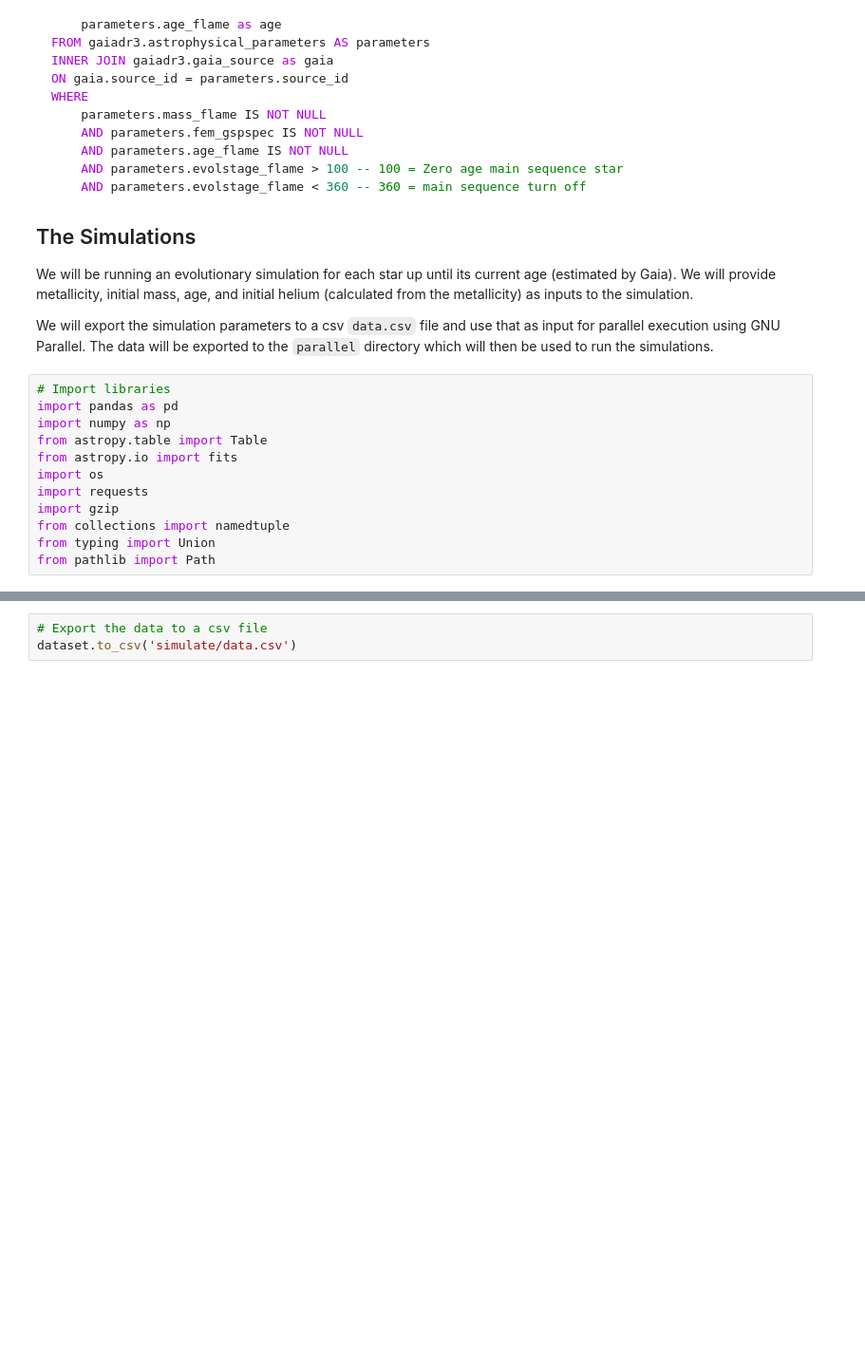
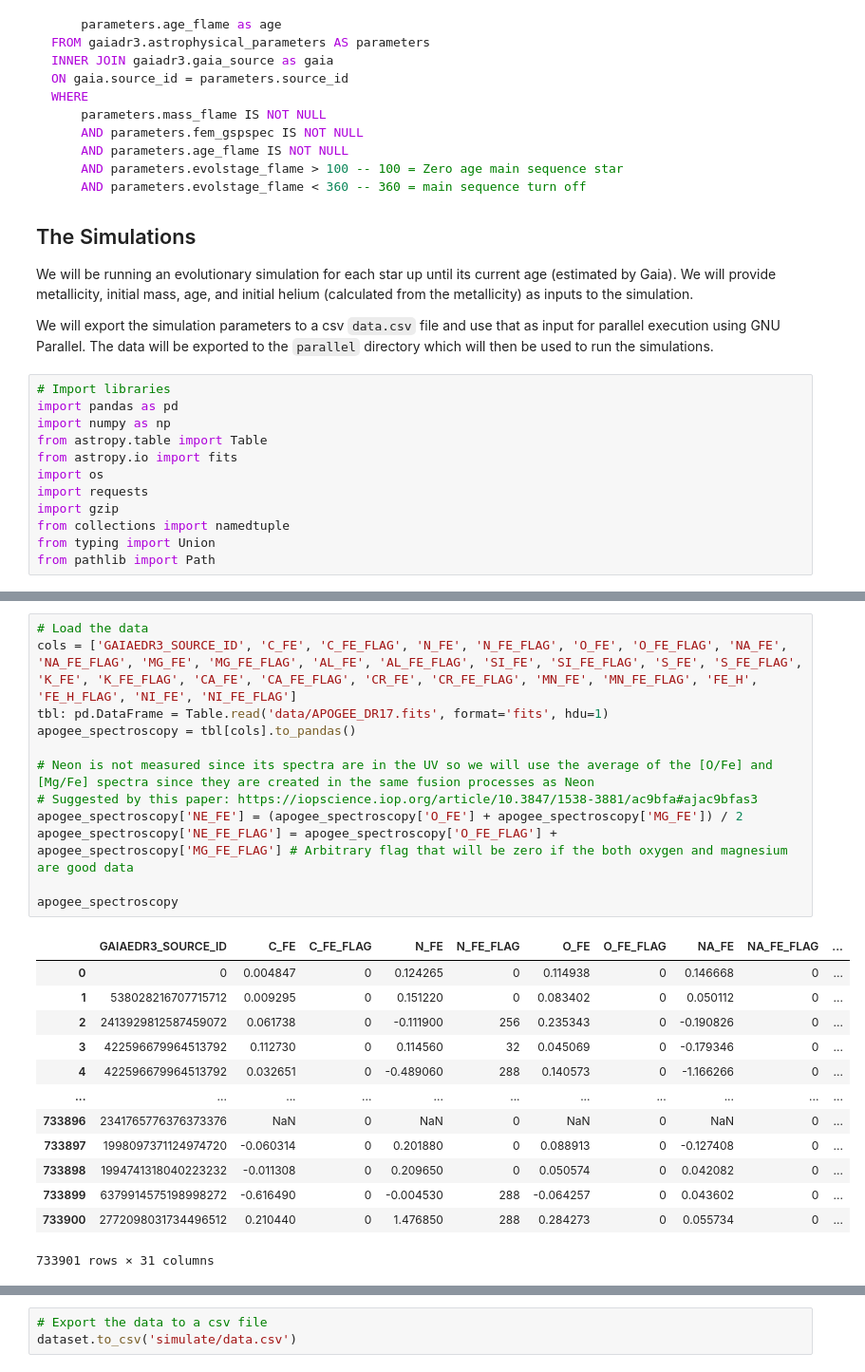
Before and after one commit to max-widmaier/Stellar-Nuclear-Research, a Jupyter notebook: mesa_data_prep.ipynb, the cells around one changed output, grey strips where cells are left out. Shown: that part at 95% size. Cells and saved outputs as stored; diff of their text form; blank space fills up the shorter version.

```diff
--- a/mesa_data_prep.ipynb
+++ b/mesa_data_prep.ipynb
@@ -43,0 +91,26 @@ from pathlib import Path
+# %%
+# Load the data
+cols = ['GAIAEDR3_SOURCE_ID', 'C_FE', 'C_FE_FLAG', 'N_FE', 'N_FE_FLAG', 'O_FE', 'O_FE_FLAG', 'NA_FE', 'NA_FE_FLAG', 'MG_FE', 'MG_FE_FLAG', 'AL_FE', 'AL_FE_FLAG', 'SI_FE', 'SI_FE_FLAG', 'S_FE', 'S_FE_FLAG', 'K_FE', 'K_FE_FLAG', 'CA_FE', 'CA_FE_FLAG', 'CR_FE', 'CR_FE_FLAG', 'MN_FE', 'MN_FE_FLAG', 'FE_H', 'FE_H_FLAG', 'NI_FE', 'NI_FE_FLAG']
+tbl: pd.DataFrame = Table.read('data/APOGEE_DR17.fits', format='fits', hdu=1)
+apogee_spectroscopy = tbl[cols].to_pandas()
+
+# Neon is not measured since its spectra are in the UV so we will use the average of the [O/Fe] and [Mg/Fe] spectra since they are created in the same fusion processes as Neon
+# Suggested by this paper: https://iopscience.iop.org/article/10.3847/1538-3881/ac9bfa#ajac9bfas3
+apogee_spectroscopy['NE_FE'] = (apogee_spectroscopy['O_FE'] + apogee_spectroscopy['MG_FE']) / 2
+apogee_spectroscopy['NE_FE_FLAG'] = apogee_spectroscopy['O_FE_FLAG'] + apogee_spectroscopy['MG_FE_FLAG'] # Arbitrary flag that will be zero if the both oxygen and magnesium are good data
+
+apogee_spectroscopy
+# %% [output]
+|  | GAIAEDR3_SOURCE_ID | C_FE | C_FE_FLAG | N_FE | N_FE_FLAG | O_FE | O_FE_FLAG | NA_FE | NA_FE_FLAG | ... |
+| 0 | 0 | 0.004847 | 0 | 0.124265 | 0 | 0.114938 | 0 | 0.146668 | 0 | ... |
+| 1 | 538028216707715712 | 0.009295 | 0 | 0.151220 | 0 | 0.083402 | 0 | 0.050112 | 0 | ... |
+| 2 | 2413929812587459072 | 0.061738 | 0 | -0.111900 | 256 | 0.235343 | 0 | -0.190826 | 0 | ... |
+| 3 | 422596679964513792 | 0.112730 | 0 | 0.114560 | 32 | 0.045069 | 0 | -0.179346 | 0 | ... |
+| 4 | 422596679964513792 | 0.032651 | 0 | -0.489060 | 288 | 0.140573 | 0 | -1.166266 | 0 | ... |
+| ... | ... | ... | ... | ... | ... | ... | ... | ... | ... | ... |
+| 733896 | 2341765776376373376 | NaN | 0 | NaN | 0 | NaN | 0 | NaN | 0 | ... |
+| 733897 | 1998097371124974720 | -0.060314 | 0 | 0.201880 | 0 | 0.088913 | 0 | -0.127408 | 0 | ... |
+| 733898 | 1994741318040223232 | -0.011308 | 0 | 0.209650 | 0 | 0.050574 | 0 | 0.042082 | 0 | ... |
+| 733899 | 6379914575198998272 | -0.616490 | 0 | -0.004530 | 288 | -0.064257 | 0 | 0.043602 | 0 | ... |
+| 733900 | 2772098031734496512 | 0.210440 | 0 | 1.476850 | 288 | 0.284273 | 0 | 0.055734 | 0 | ... |
+733901 rows × 31 columns
```
Also changed, not shown: parts of 20 cells of this notebook, 2 other files.
